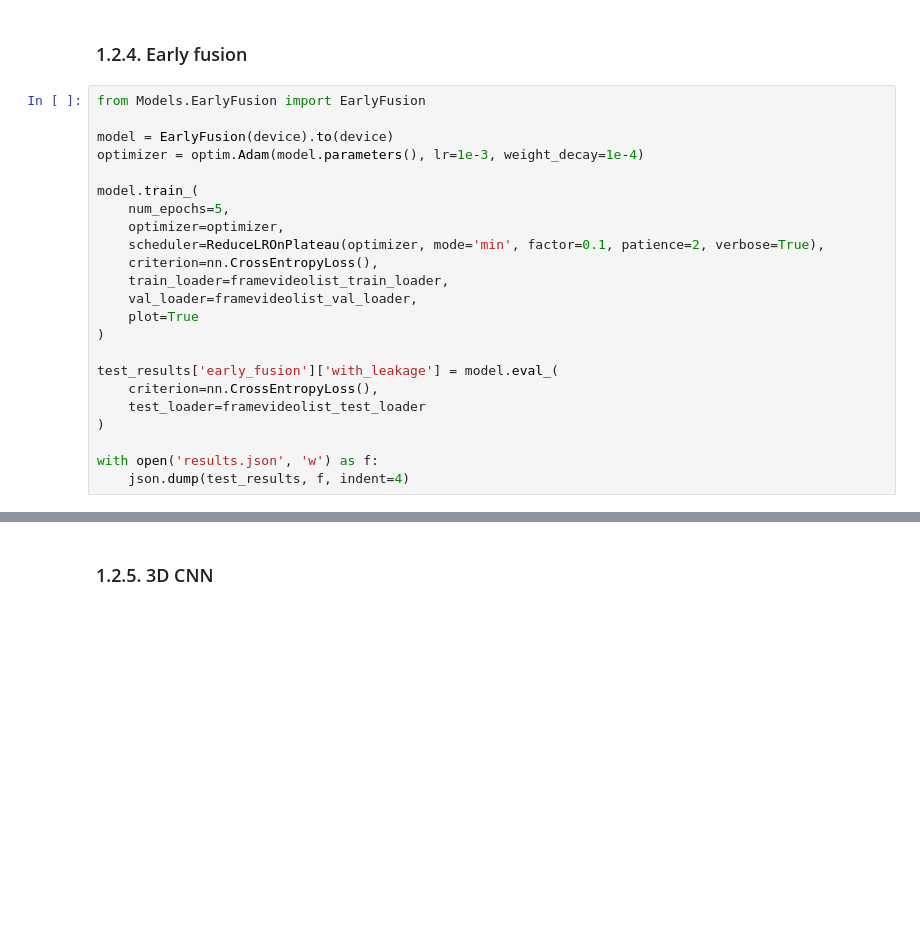
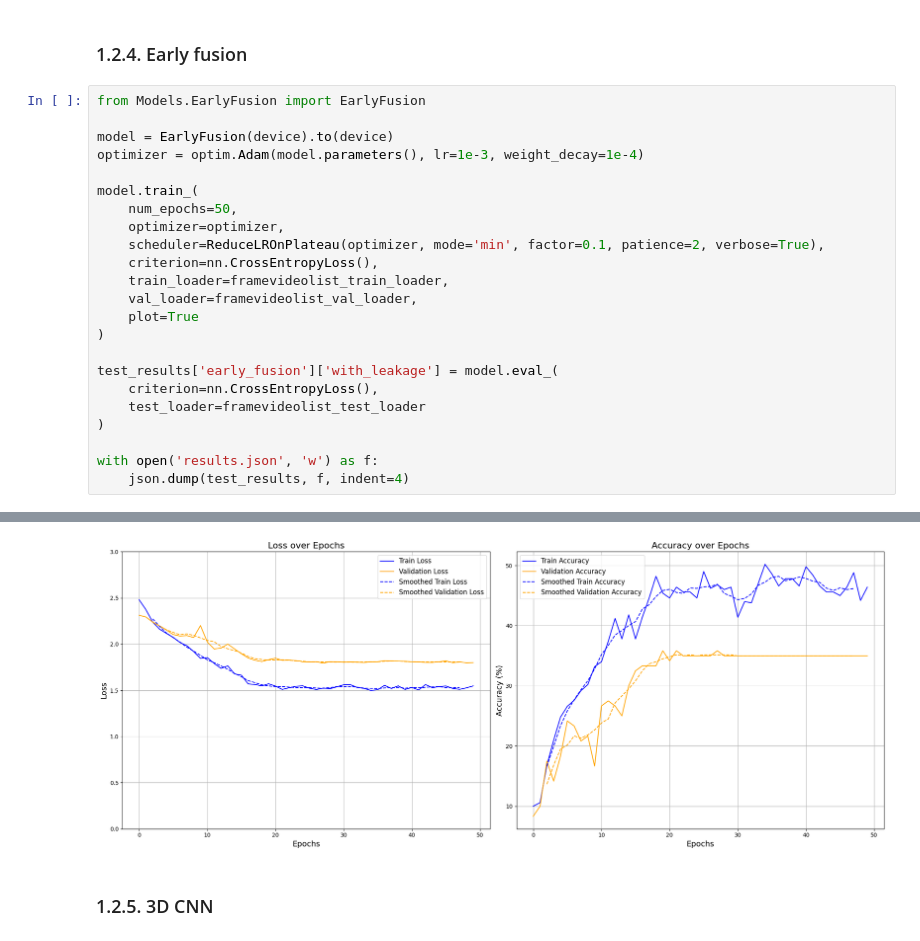
Before and after one commit to AlessandroLongo23/IDLCV_Video_Classification, a Jupyter notebook: main.ipynb, the cells around one changed output, grey strips where cells are left out. Saved outputs shown, nothing was run; the diff lists cells and outputs as text; blank space fills up the shorter version.

```diff
--- a/main.ipynb
+++ b/main.ipynb
@@ -168,7 +183,7 @@ model = EarlyFusion(device).to(device)
 optimizer = optim.Adam(model.parameters(), lr=1e-3, weight_decay=1e-4)
 
 model.train_(
-    num_epochs=5,
+    num_epochs=50,
     optimizer=optimizer,
     scheduler=ReduceLROnPlateau(optimizer, mode='min', factor=0.1, patience=2, verbose=True),
     criterion=nn.CrossEntropyLoss(),
@@ -184,3 +199,4 @@ test_results['early_fusion']['with_leakage'] = model.eval_(
 
 with open('results.json', 'w') as f:
     json.dump(test_results, f, indent=4)
+# %% [output]
@@ -187,3 +206,4 @@ with open('results.json', 'w') as f:
+[figure, added]
 # %% [markdown]
 ### 1.2.5. 3D CNN
 # %%
```
Also changed, not shown: parts of 15 cells of this notebook, 2 other files.
